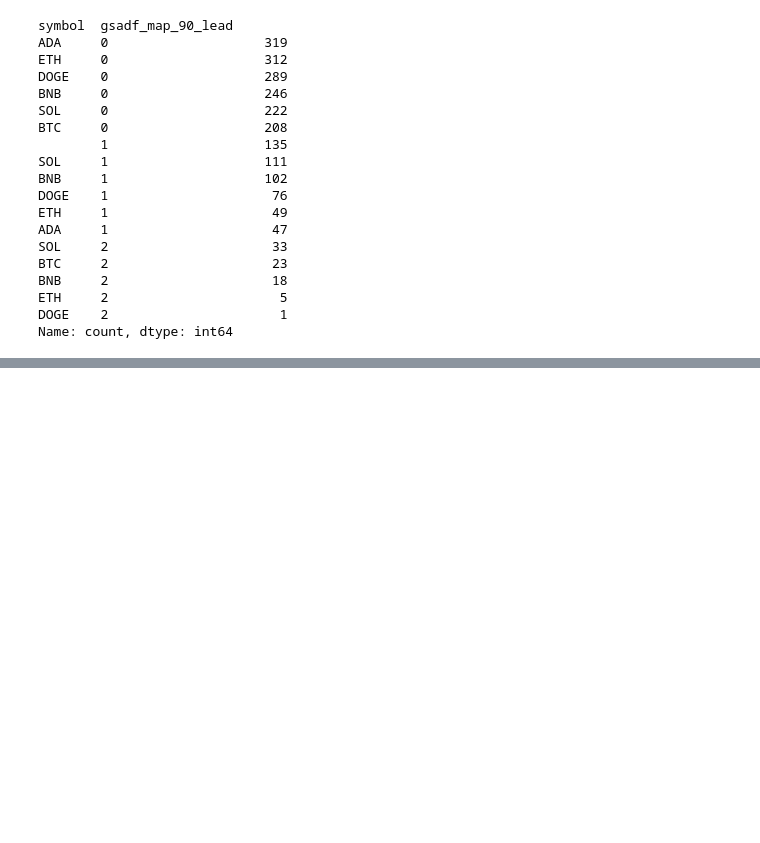
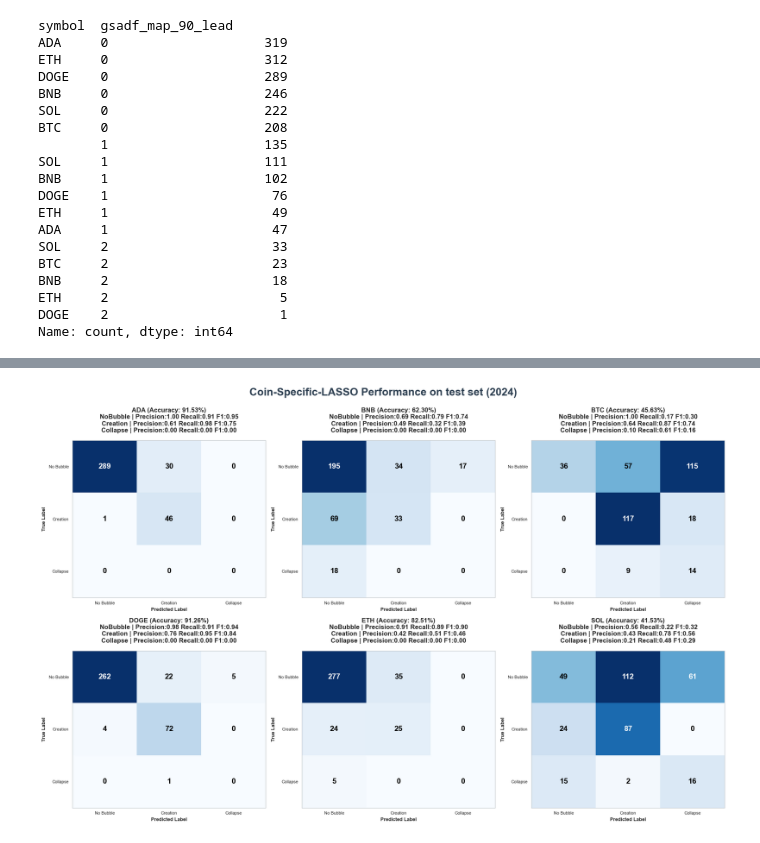
Before and after one commit to MuLancer/DSE4211-Group-18-Cryptocurrency-Market-Bubble-Prediction, a Jupyter notebook: lasso.ipynb, the cells around one changed output, grey strips where cells are left out. Saved outputs shown, nothing was run; the diff lists cells and outputs as text; code cells hidden in the pictures; blank space fills up the shorter version.

```diff
--- a/lasso.ipynb
+++ b/lasso.ipynb
@@ -296,0 +287,5 @@ plt.show()
+# %%
+for coin in coins:
+    weights = analyze_lasso_weights(model_zoo[coin], x_cols, coin)
+    print(weights.head(10))
+    print("\n")
@@ -296,0 +310,75 @@ plt.show()
+# %%
+coins = test_df['symbol'].unique()
+n_coins = len(coins)
+cols = 3
+rows = (n_coins // cols) + (1 if n_coins % cols != 0 else 0)
+
+fig, axes = plt.subplots(rows, cols, figsize=(18, 6 * rows))
+axes = axes.flatten()
+
+labels = [0, 1, 2]
+target_names = ['No Bubble', 'Creation', 'Collapse']
+
+for i, coin in enumerate(coins):
+    ax = axes[i]
+
+    coin_test = test_df[test_df['symbol'] == coin].copy()
+
+    X_test_coin = coin_test[x_cols].astype(float)
+    y_true = coin_test['gsadf_map_90_lead'].astype(int)
+
+    expert_model = model_zoo[coin]
+    y_pred = expert_model.predict(X_test_coin).astype(int)
+
+    # Calculate Metrics
+    precision, recall, f1, _ = precision_recall_fscore_support(
+        y_true, y_pred, labels=labels, zero_division=0
+    )
+    acc = accuracy_score(y_true, y_pred)
+
+    # Create Confusion Matrix
+    cm = confusion_matrix(y_true, y_pred, labels=labels)
+
+    # Plotting the Matrix Heatmap
+    im = ax.imshow(cm, cmap='Blues', aspect='auto')
+    ax.grid(False)
+
+    # Add numbers to the boxes
+    for row in range(len(labels)):
+        for col in range(len(labels)):
+            ax.text(col, row, format(cm[row, col], 'd'),
+                    ha="center", va="center",
+                    color="white" if cm[row, col] > cm.max()/2 else "black",
+                    fontsize=14, fontweight='bold')
+
+    # Titles and Metrics
+    title_str = (f"{coin} (Accuracy: {acc:.2%})\n"
+                 f"NoBubble | Precision:{precision[0]:.2f} Recall:{recall[0]:.2f} F1:{f1[0]:.2f}\n"
+                 f"Creation | Precision:{precision[1]:.2f} Recall:{recall[1]:.2f} F1:{f1[1]:.2f}\n"
+                 f"Collapse | Precision:{precision[2]:.2f} Recall:{recall[2]:.2f} F1:{f1[2]:.2f}")
+    ax.set_title(title_str, fontsize=12, fontweight='bold', pad=15)
+
+    # Axis Labels & Ticks
+    ax.set_xlabel('Predicted Label', fontsize=9, fontweight='bold')
+    ax.set_ylabel('True Label', fontsize=9, fontweight='bold')
+    ax.set_xticks(np.arange(len(labels)))
+    ax.set_yticks(np.arange(len(labels)))
+    ax.set_xticklabels(target_names, fontsize=8)
+    ax.set_yticklabels(target_names, fontsize=8)
+
+    for spine in ax.spines.values():
+        spine.set_visible(True)
+        spine.set_color('#bdc3c7')
+
+# Hide any empty subplots
+for j in range(i + 1, len(axes)):
+    axes[j].axis('off')
+
+plt.tight_layout(rect=[0, 0.03, 1, 0.95])
+plt.suptitle("Coin-Specific-LASSO Performance on test set (2024)",
+             fontsize=20, fontweight='bold', y=0.98, color='#2c3e50')
+
+plt.savefig('data/outputs/Coin_Specific_LASSO_confusion_matrix.png', dpi=300, bbox_inches='tight')
+plt.show()
+# %% [output]
+[figure, added]
```
Also changed, not shown: parts of 20 cells of this notebook, 14 other files.
